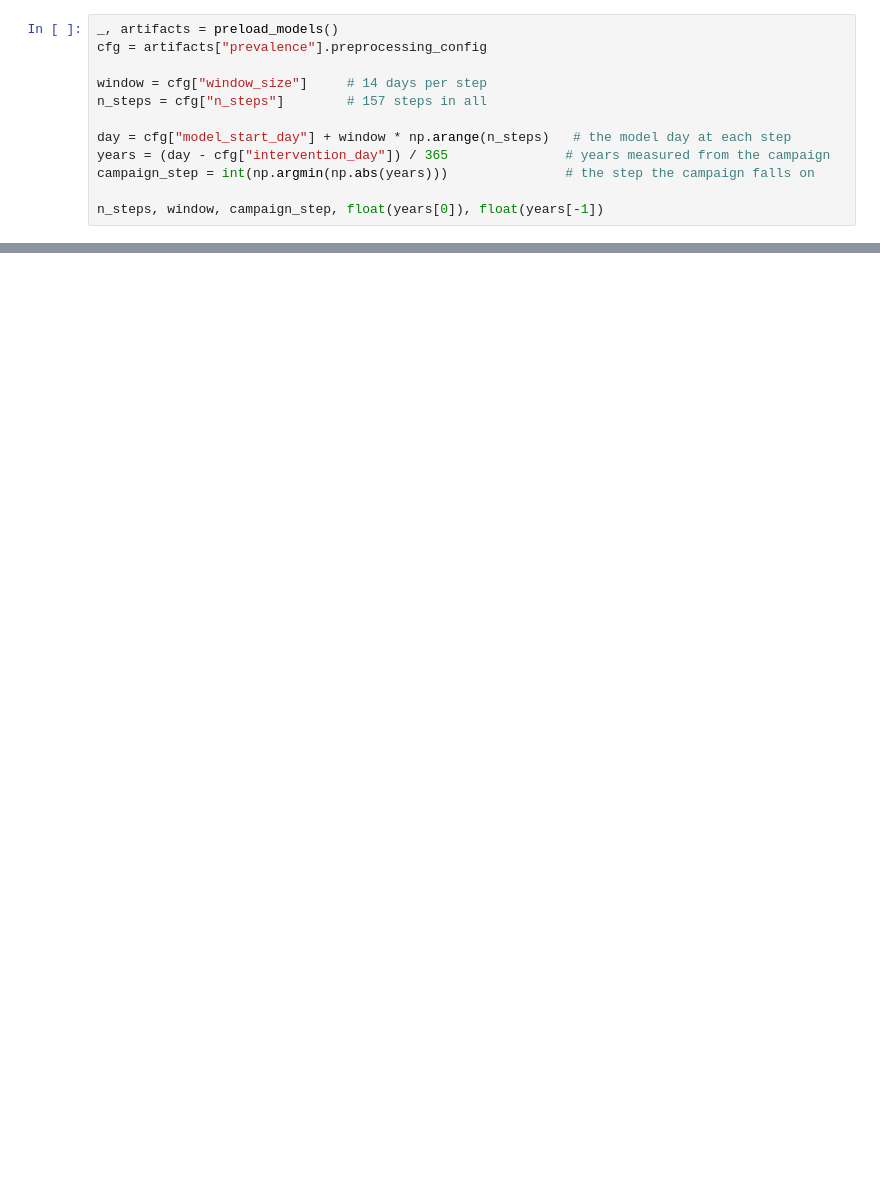
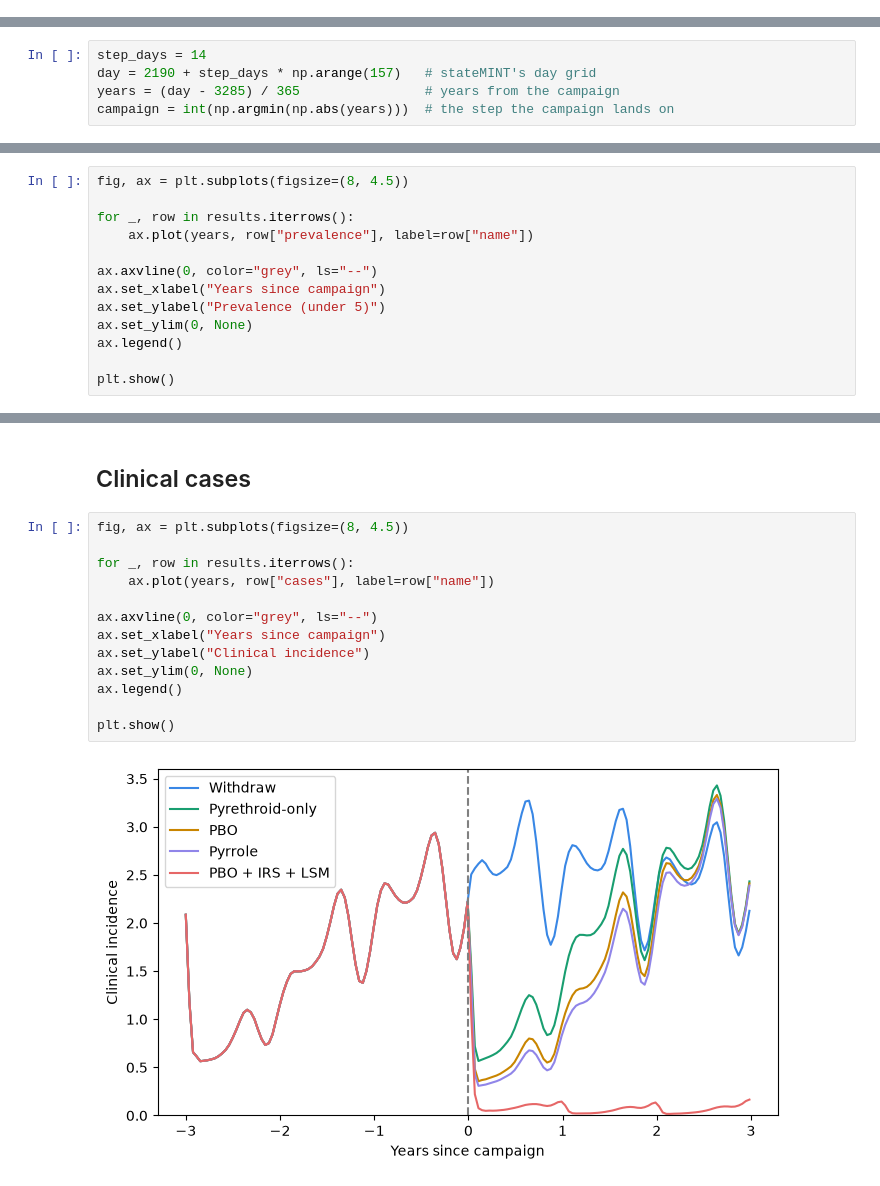
Before and after one commit to CosmoNaught/MINTverse, a Jupyter notebook: MINTverse-tutorial.ipynb, the cells around one changed output, grey strips where cells are left out. Cells and saved outputs as stored; diff of their text form; blank space fills up the shorter version.

```diff
--- a/MINTverse-tutorial.ipynb
+++ b/MINTverse-tutorial.ipynb
@@ -171,12 +0,0 @@ estiMINT models and the stateMINT artefacts, both already cached by the run abov
-# %%
-_, artifacts = preload_models()
-cfg = artifacts["prevalence"].preprocessing_config
-
-window = cfg["window_size"]     # 14 days per step
-n_steps = cfg["n_steps"]        # 157 steps in all
-
-day = cfg["model_start_day"] + window * np.arange(n_steps)   # the model day at each step
-years = (day - cfg["intervention_day"]) / 365               # years measured from the campaign
-campaign_step = int(np.argmin(np.abs(years)))               # the step the campaign falls on
-
-n_steps, window, campaign_step, float(years[0]), float(years[-1])
@@ -364,0 +76,5 @@ is there when something does not work.
+# %%
+step_days = 14
+day = 2190 + step_days * np.arange(157)   # stateMINT's day grid
+years = (day - 3285) / 365                # years from the campaign
+campaign = int(np.argmin(np.abs(years)))  # the step the campaign lands on
@@ -364,0 +83,13 @@ is there when something does not work.
+# %%
+fig, ax = plt.subplots(figsize=(8, 4.5))
+
+for _, row in results.iterrows():
+    ax.plot(years, row["prevalence"], label=row["name"])
+
+ax.axvline(0, color="grey", ls="--")
+ax.set_xlabel("Years since campaign")
+ax.set_ylabel("Prevalence (under 5)")
+ax.set_ylim(0, None)
+ax.legend()
+
+plt.show()
@@ -364,0 +101,17 @@ is there when something does not work.
+# %% [markdown]
+## Clinical cases
+# %%
+fig, ax = plt.subplots(figsize=(8, 4.5))
+
+for _, row in results.iterrows():
+    ax.plot(years, row["cases"], label=row["name"])
+
+ax.axvline(0, color="grey", ls="--")
+ax.set_xlabel("Years since campaign")
+ax.set_ylabel("Clinical incidence")
+ax.set_ylim(0, None)
+ax.legend()
+
+plt.show()
+# %% [output]
+[figure, added]
```
Also changed, not shown: parts of 43 cells of this notebook, 13 other files.
